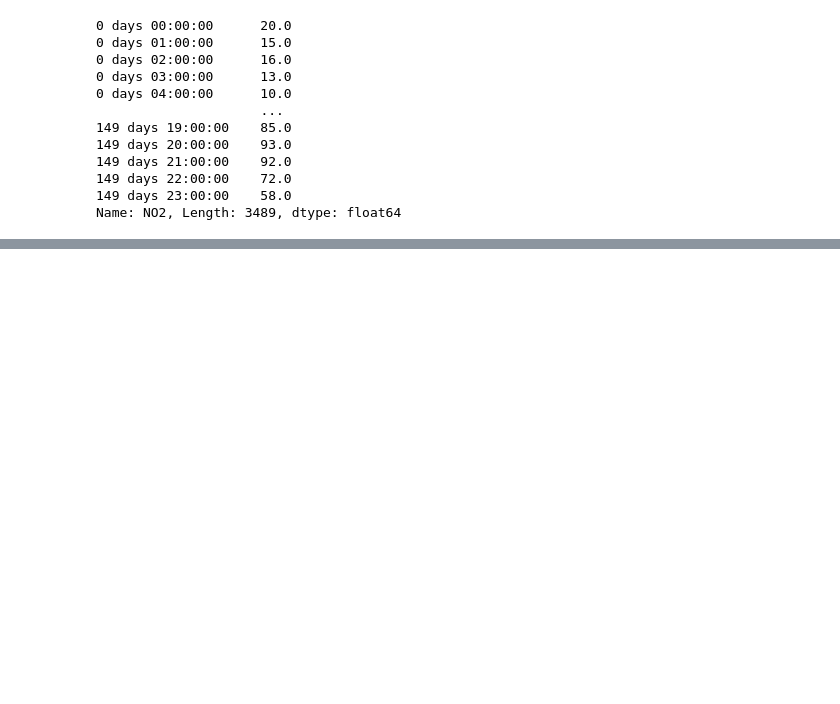
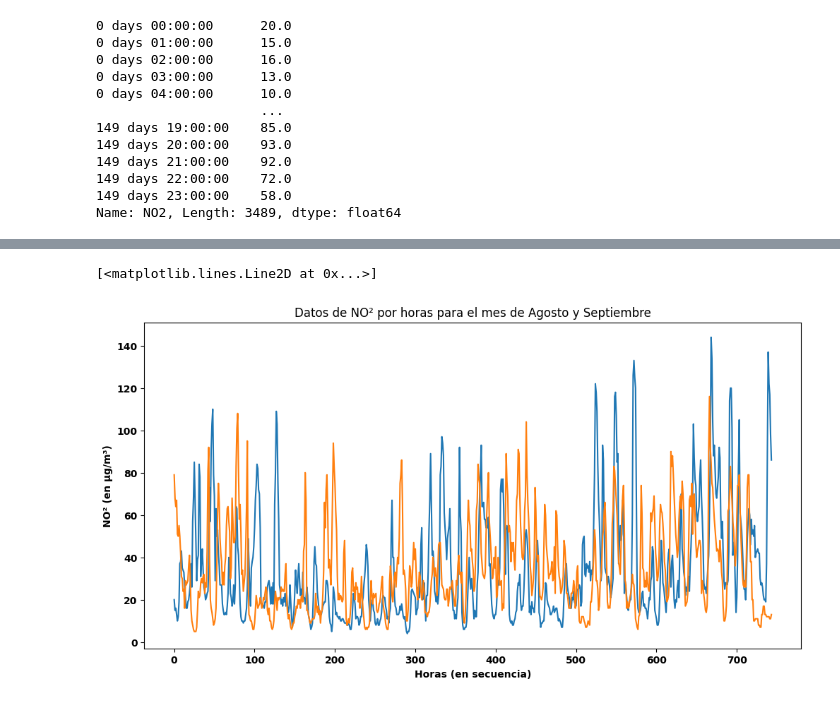
Before and after one commit to Enriquepardo/Fase-2, a Jupyter notebook: Fase_2(Q).ipynb, the cells around one changed output, grey strips where cells are left out. Saved outputs shown, nothing was run; the diff lists cells and outputs as text; code cells hidden in the pictures; blank space fills up the shorter version.

```diff
--- a/Fase_2(Q).ipynb
+++ b/Fase_2(Q).ipynb
@@ -281,0 +298,21 @@ Name: NO2, Length: 3489, dtype: float64
+# %%
+#  Dividimos los datos en 4 meses
+data_ago = data.iloc[0:744]
+data_sep = data.iloc[744:1488]
+data_oct = data.iloc[1488:2232]
+data_nov = data.iloc[2232:2976]
+data_dic = data.iloc[2976:3720]
+
+#  Visualizamos los datos de NO2 por horas para cada mes
+plt.title('Datos de NO² por horas para el mes de Agosto y Septiembre')
+plt.xlabel('Horas (en secuencia)')
+plt.ylabel('NO² (en µg/m³)')
+plt.plot(range(len(data_ago['NO2'])), data_ago['NO2'])
+
+
+plt.xlabel('Horas (en secuencia)')
+plt.ylabel('NO² (en µg/m³)')
+plt.plot(range(len(data_sep['NO2'])), data_sep['NO2'])
+# %% [output]
+[<matplotlib.lines.Line2D at 0x...>]
+[figure, added]
```
Also changed, not shown: parts of 8 cells of this notebook.
